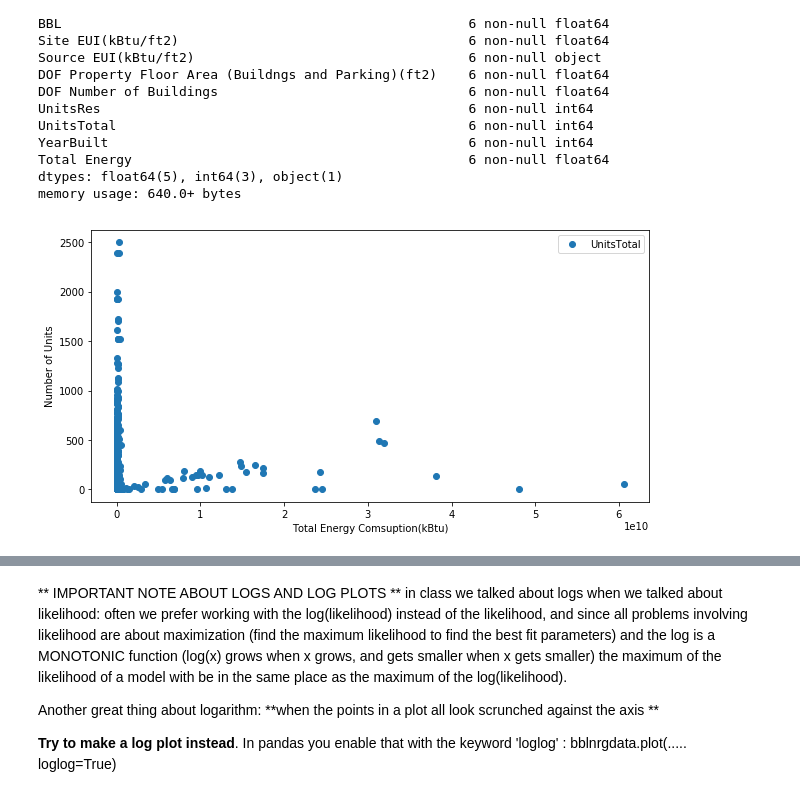
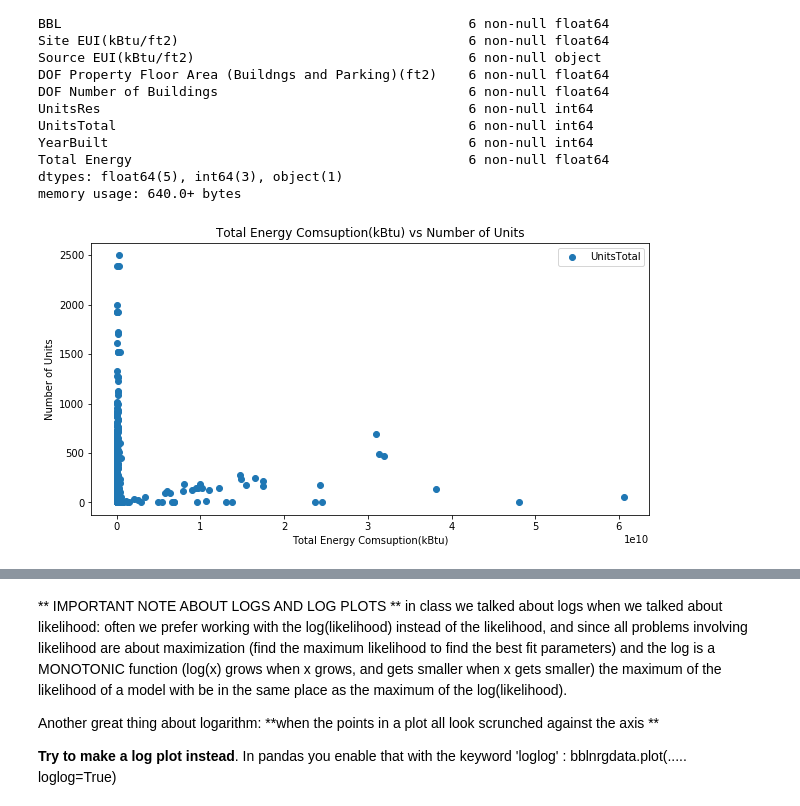
Before and after one commit to DishT/PUI2017_cct367, a Jupyter notebook: HW6_cct367/HW6_1.ipynb, the cells around one changed output, grey strips where cells are left out. Drawn from its saved outputs; the diff is of its cells as text; code cells hidden in the pictures.

```diff
--- a/HW6_cct367/HW6_1.ipynb
+++ b/HW6_cct367/HW6_1.ipynb
@@ -358,15 +358,15 @@ bblnrgdata_graph = bblnrgdata_graph[(bblnrgdata_graph["Total Energy"] < 3*1e11)&
 # %%
 x = bblnrgdata_graph["Total Energy"]
 y = bblnrgdata_graph["UnitsTotal"]
 
 fig = plt.figure(figsize=(10,5))
 ax = fig.add_subplot(111)
 scatter = ax.scatter(x, y)
 ax.set_xlabel("Total Energy Comsuption(kBtu)")
 ax.set_ylabel("Number of Units")
-ax.set_title("")
+ax.set_title("Total Energy Comsuption(kBtu) vs Number of Units")
 ax.legend()
 
 plt.show()
 # %% [output]
-[figure, old version]
+[figure, new version]
```
Also changed, not shown: parts of 10 cells of this notebook.
